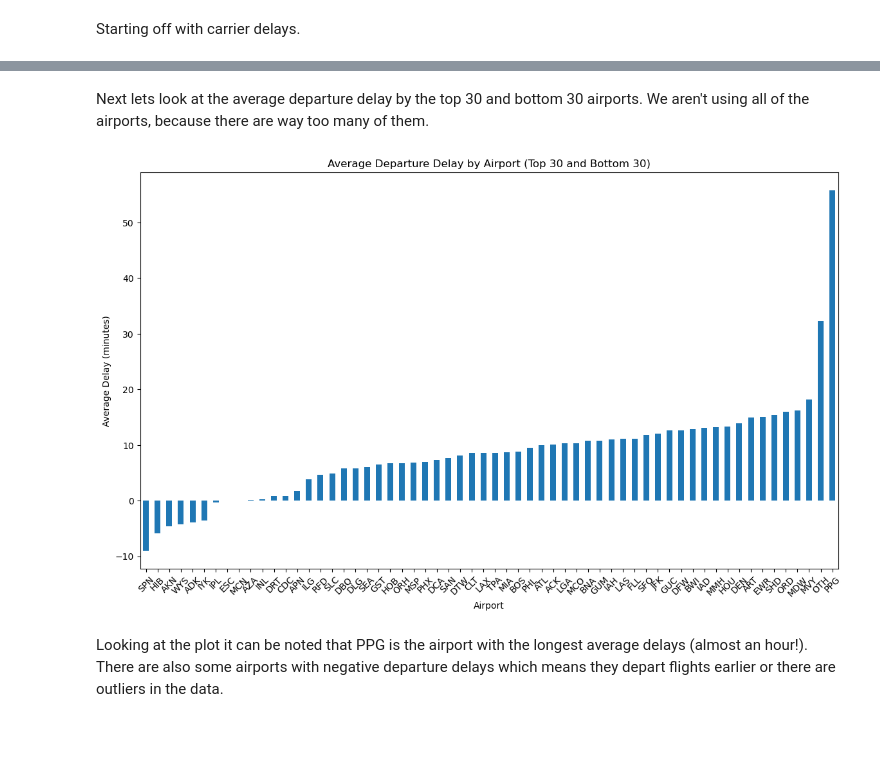
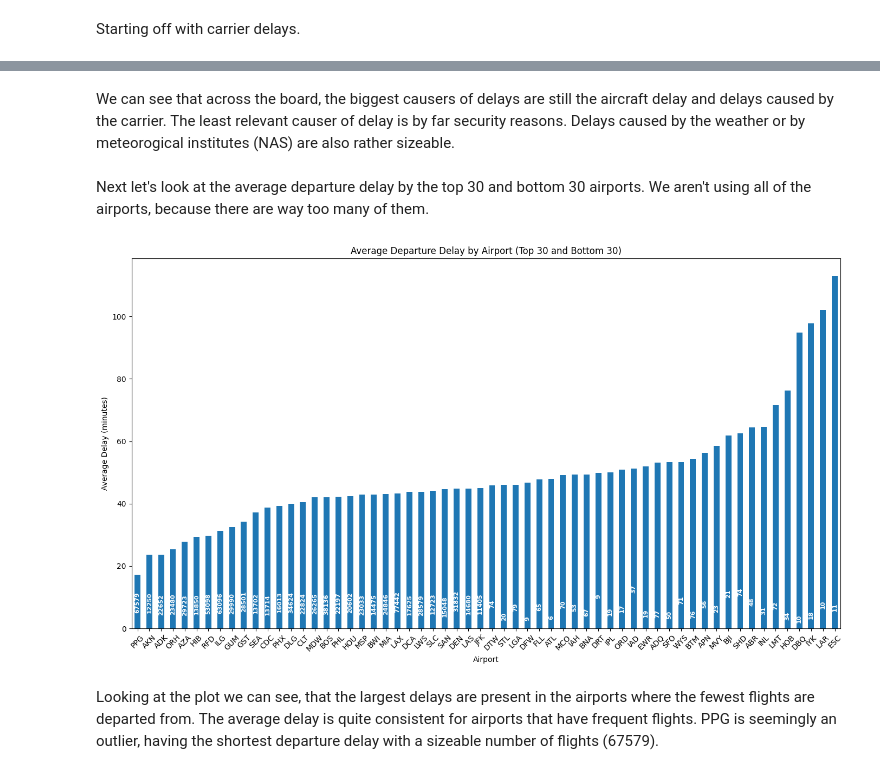
Before and after one commit to importb/predicting-flight-delays, a Jupyter notebook: Notebook_On_2015_dataset.ipynb, the cells around one changed output, grey strips where cells are left out. Saved outputs shown, nothing was run; the diff lists cells and outputs as text; code cells hidden in the pictures; blank space fills up the shorter version.

```diff
--- a/Notebook_On_2015_dataset.ipynb
+++ b/Notebook_On_2015_dataset.ipynb
@@ -663,0 +813,4 @@ For the last 5 columns, values seem to be missing randomly. Ideally, only 91681
+# %%
+df_cleaned2['ARR_Rush_Hour'] = df_cleaned2['ARR_Hour'].apply(
+    lambda x: 1 if pd.notna(x) and (x == 16 or x == 18) else 0
+)
@@ -663,0 +1110,4 @@ For the last 5 columns, values seem to be missing randomly. Ideally, only 91681
+# %%
+'''
+df_cleaned2 = df_cleaned2[df_cleaned2['ACTUAL_ELAPSED_TIME'] > 0]
+'''
@@ -1035,7 +1350,7 @@ Pyplot and seaborn for visualising data.  (*TODO: make explanatory text fancier
 import matplotlib.pyplot as plt
 import seaborn as sns
 
-delay_cols = ['DEP_DELAY', 'ARR_DELAY', 'CARRIER_DELAY', 'WEATHER_DELAY', 'NAS_DELAY', 'LATE_AIRCRAFT_DELAY']
+delay_cols = ['DEP_DELAY', 'ARR_DELAY', 'SECURITY_DELAY', 'CARRIER_DELAY', 'WEATHER_DELAY', 'NAS_DELAY', 'LATE_AIRCRAFT_DELAY']
 # %% [markdown]
 Firstly let's create a heatmap between the delay factors.
 # %%
@@ -1060,10 +1376,11 @@ Now lets create box plots for some simple delay analysis, for this we will curre
 # %%
-sampled_data = non_cancel_divert.sample(frac=0.1, random_state=42)
+sampled_data = df_cleaned2.sample(frac=0.1, random_state=42)
 
 plt.figure(figsize=(12, 8))
 for i, col in enumerate(delay_cols, 1):
     plt.subplot(2, 3, i)
     sns.histplot(sampled_data[col], bins=50, kde=True, color='blue', edgecolor='black')
+    #plt.xscale('log')
     plt.title(f'Distribution of {col}')
     plt.xlabel('Delay (minutes)')
     plt.ylabel('Frequency')
@@ -1091,26 +1430,49 @@ Mostly it's the same all across the plot, but there's an outlier (HA), which has
+# %% [markdown]
+We can see that across the board, the biggest causers of delays are still the aircraft delay and delays caused by the carrier. The least relevant causer of delay is by far security reasons. Delays caused by the weather or by meteorogical institutes (NAS) are also rather sizeable.
 # %% [markdown]
-Next lets look at the average departure delay by the top 30 and bottom 30 airports. We aren't using all of the airports, because there are way too many of them.
+Next let's look at the average departure delay by the top 30 and bottom 30 airports. We aren't using all of the airports, because there are way too many of them.
 # %%
 airport_flight_counts = df_cleaned2['ORIGIN'].value_counts()
 
 top_30_airports = airport_flight_counts.head(30).index
 bottom_30_airports = airport_flight_counts.tail(30).index
-top_30_data = df_cleaned2[df_cleaned['ORIGIN'].isin(top_30_airports)]
-bottom_30_data = df_cleaned2[df_cleaned['ORIGIN'].isin(bottom_30_airports)]
+top_30_data = df_cleaned2[df_cleaned2['ORIGIN'].isin(top_30_airports)]
+bottom_30_data = df_cleaned2[df_cleaned2['ORIGIN'].isin(bottom_30_airports)]
 top_30_delay = top_30_data.groupby('ORIGIN')['DEP_DELAY'].mean()
 bottom_30_delay = bottom_30_data.groupby('ORIGIN')['DEP_DELAY'].mean()
 
 airport_delay = pd.concat([top_30_delay, bottom_30_delay])
 
 # Plot the average departure delays for top 30 and bottom 30 airports
 plt.figure(figsize=(14, 8))
-airport_delay.sort_values().plot(kind='bar')
+bars = airport_delay.sort_values().plot(kind='bar')
+
+# Add counts inside the bars
+for i, airport in enumerate(airport_delay.index):
+    # Get the height of the bar
+    bar_height = airport_delay.iloc[i]
+
+    # Get the count for this airport
+    count = airport_flight_counts[airport]
+
+    # Adjust position based on bar height
+    vertical_position = max(bar_height * 0.1, 0.5)  # Ensure minimum visibility
+
+    plt.text(i, vertical_position, f'{count}',
+             horizontalalignment='center',
+             verticalalignment='bottom',
+             rotation=90,  # Rotate text vertically
+             color='white',  # White text for visibility
+             fontweight='bold',
+             fontsize=8)
+
 plt.title('Average Departure Delay by Airport (Top 30 and Bottom 30)')
 plt.xlabel('Airport')
 plt.ylabel('Average Delay (minutes)')
 plt.xticks(rotation=45)
+plt.tight_layout()
 plt.show()
 # %% [output]
-[figure, old version]
+[figure, new version]
-# %% [markdown]
-Looking at the plot it can be noted that PPG is the airport with the longest average delays (almost an hour!). There are also some airports with negative departure delays which means they depart flights earlier or there are outliers in the data.
+# %% [markdown]
+Looking at the plot we can see, that the largest delays are present in the airports where the fewest flights are departed from. The average delay is quite consistent for airports that have frequent flights. PPG is seemingly an outlier, having the shortest departure delay with a sizeable number of flights (67579).
```
Also changed, not shown: parts of 134 cells of this notebook.
